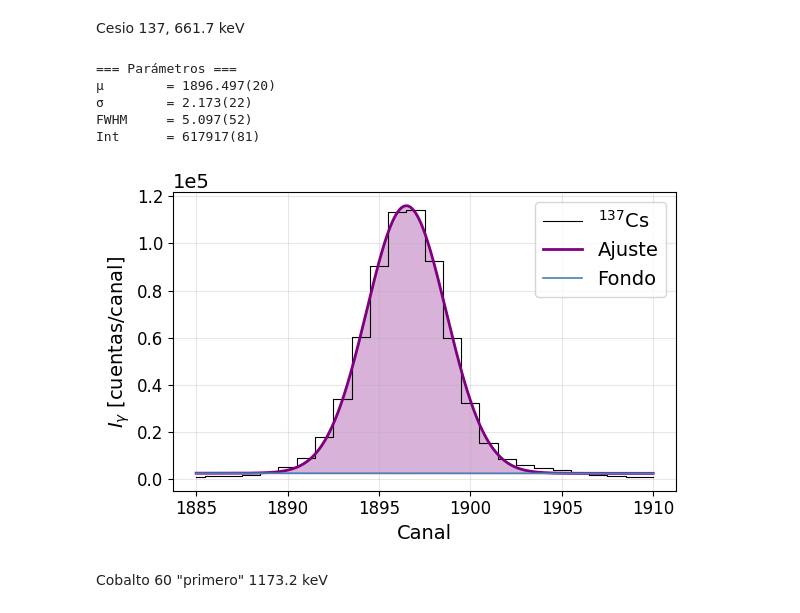
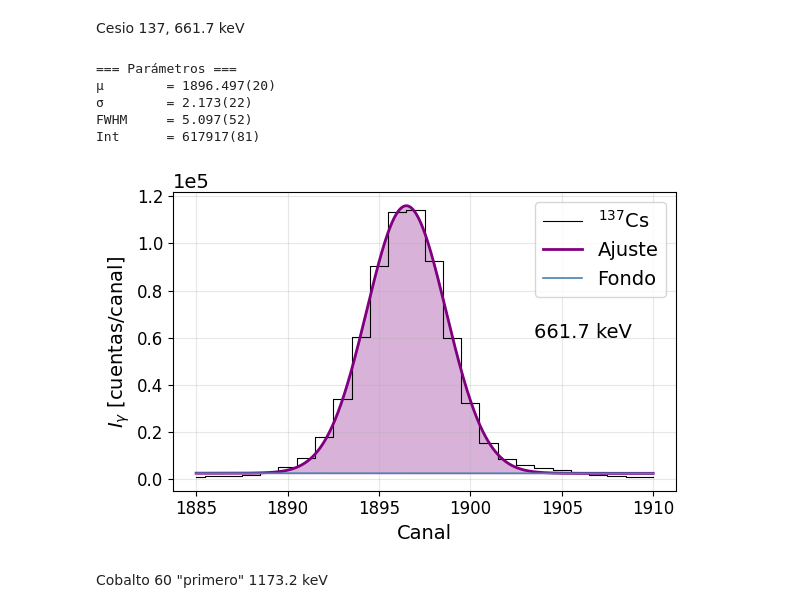
Before and after one commit to asarria48/Nuclear-physics, a Jupyter notebook: Informe3.ipynb, the cells around one changed output. Drawn from its saved outputs; the diff is of its cells as text; code cells hidden in the pictures.

```diff
--- a/Informe3.ipynb
+++ b/Informe3.ipynb
@@ -295,35 +295,35 @@ bg = popt2[3] + popt2[4] * xf
 for (xr, yr, xf, fit, bg, color, title) in [
     (x_region, y_region, xf, fit, bg, "purple", "Pico ($^{137}$Cs)")
 ]:
     fig, ax = plt.subplots(figsize=(6, 4))
 
     ax.step(xr, yr, where='mid', color='black', lw=0.8, label='$^{137}$Cs')
     ax.plot(xf, fit, color=color, lw=2, label='Ajuste')
     ax.plot(xf, bg, color='steelblue', lw=1.2, label='Fondo')
     ax.fill_between(xf, bg, fit, where=(fit > bg), color=color, alpha=0.3)
 
     ax.set_xlabel("Canal", fontsize=14)
     ax.set_ylabel("$I_\\gamma$ [cuentas/canal]", fontsize=14)
 
 
     ax.ticklabel_format(style='sci', axis='y', scilimits=(0, 0))
     ax.yaxis.get_offset_text().set_fontsize(14)
 
     ax.tick_params(axis='both', labelsize=12)
 
     ax.legend(fontsize=14)
-    #plt.text(1903.5, 0.6*1e5, '661.7 keV', fontsize=14)
+    plt.text(1903.5, 0.6*1e5, '661.7 keV', fontsize=14)
     ax.grid(alpha=0.3)
 
     plt.tight_layout()
     plt.show()
 # %% [output]
 === Parámetros ===
 μ        = 1896.497(20)
 σ        = 2.173(22)
 FWHM     = 5.097(52)
 Int      = 617917(81)
-[figure, old version]
+[figure, new version]
 # %% [markdown]
 Cobalto 60 "primero" 1173.2 keV
 # %%
```
Also changed, not shown: parts of 2 cells of this notebook.
